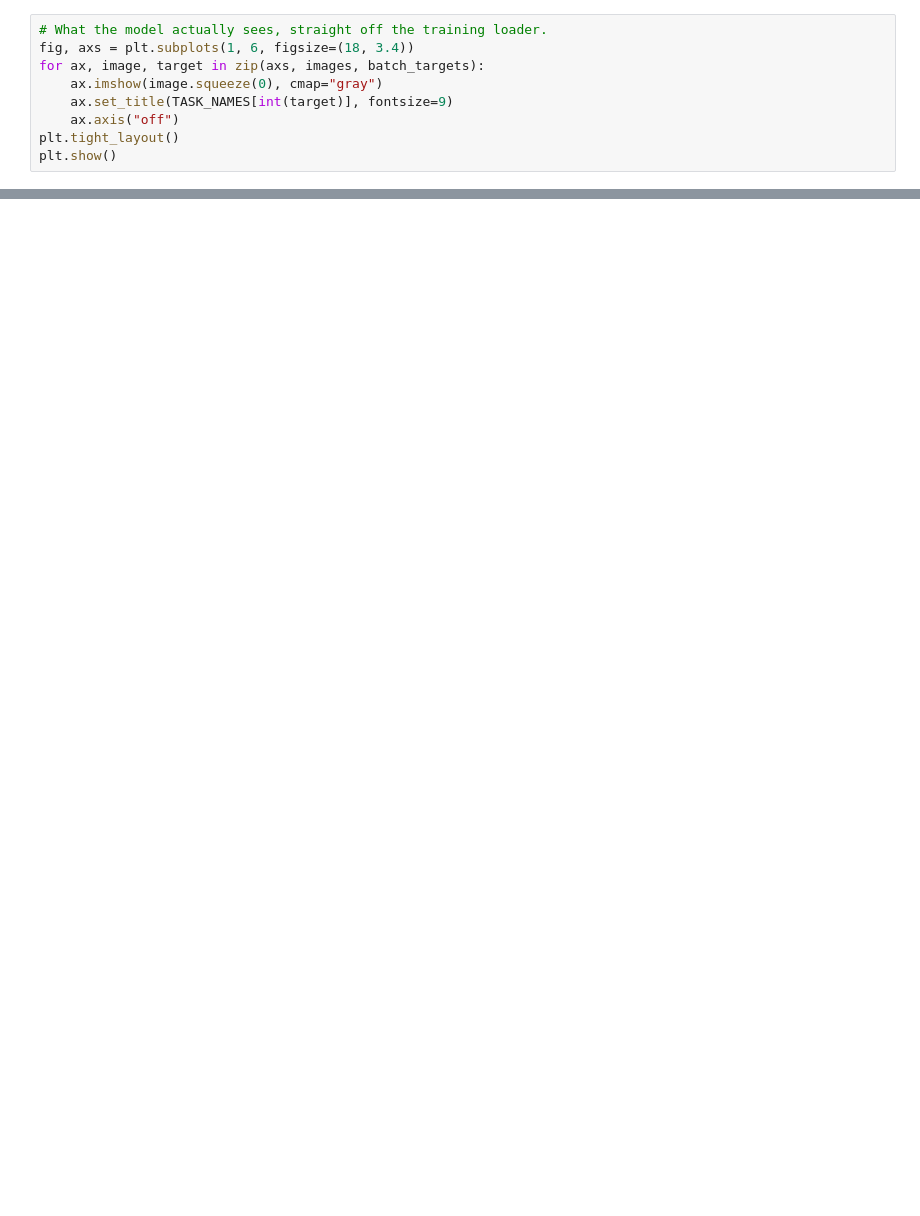
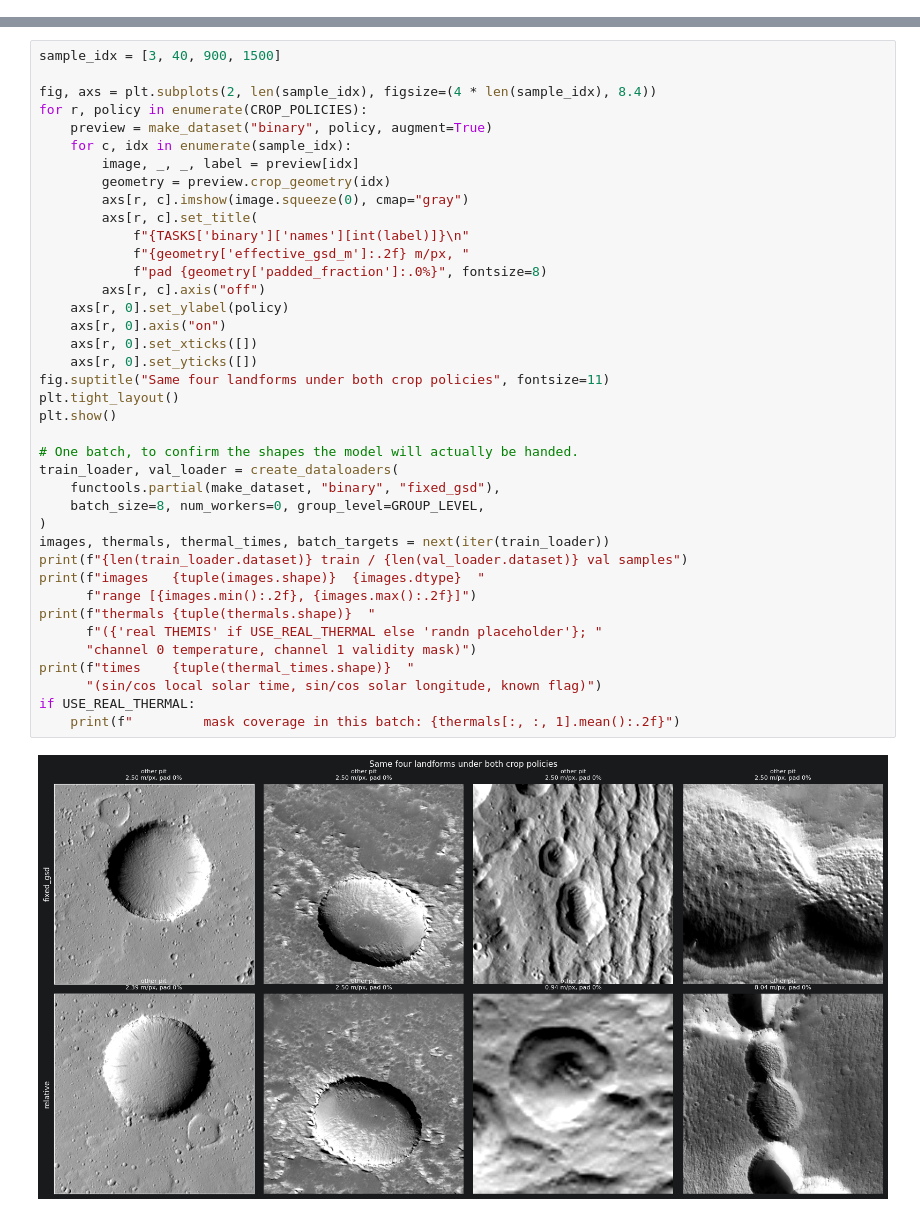
Before and after one commit to GianM0027/lavatube_finder, a Jupyter notebook: training.ipynb, the cells around one changed output, grey strips where cells are left out. Cells and saved outputs as stored; diff of their text form; blank space fills up the shorter version.

Commit message:
Utils and training

```diff
--- a/training.ipynb
+++ b/training.ipynb
@@ -151,9 +0,0 @@ targets  [0, 1, 1, 1, 1, 1, 0, 1]
-# %%
-# What the model actually sees, straight off the training loader.
-fig, axs = plt.subplots(1, 6, figsize=(18, 3.4))
-for ax, image, target in zip(axs, images, batch_targets):
-    ax.imshow(image.squeeze(0), cmap="gray")
-    ax.set_title(TASK_NAMES[int(target)], fontsize=9)
-    ax.axis("off")
-plt.tight_layout()
-plt.show()
@@ -627,0 +144,41 @@ confusion (rows=true, cols=pred):
+# %%
+sample_idx = [3, 40, 900, 1500]
+
+fig, axs = plt.subplots(2, len(sample_idx), figsize=(4 * len(sample_idx), 8.4))
+for r, policy in enumerate(CROP_POLICIES):
+    preview = make_dataset("binary", policy, augment=True)
+    for c, idx in enumerate(sample_idx):
+        image, _, _, label = preview[idx]
+        geometry = preview.crop_geometry(idx)
+        axs[r, c].imshow(image.squeeze(0), cmap="gray")
+        axs[r, c].set_title(
+            f"{TASKS['binary']['names'][int(label)]}\n"
+            f"{geometry['effective_gsd_m']:.2f} m/px, "
+            f"pad {geometry['padded_fraction']:.0%}", fontsize=8)
+        axs[r, c].axis("off")
+    axs[r, 0].set_ylabel(policy)
+    axs[r, 0].axis("on")
+    axs[r, 0].set_xticks([])
+    axs[r, 0].set_yticks([])
+fig.suptitle("Same four landforms under both crop policies", fontsize=11)
+plt.tight_layout()
+plt.show()
+
+# One batch, to confirm the shapes the model will actually be handed.
+train_loader, val_loader = create_dataloaders(
+    functools.partial(make_dataset, "binary", "fixed_gsd"),
+    batch_size=8, num_workers=0, group_level=GROUP_LEVEL,
+)
+images, thermals, thermal_times, batch_targets = next(iter(train_loader))
+print(f"{len(train_loader.dataset)} train / {len(val_loader.dataset)} val samples")
+print(f"images   {tuple(images.shape)}  {images.dtype}  "
+      f"range [{images.min():.2f}, {images.max():.2f}]")
+print(f"thermals {tuple(thermals.shape)}  "
+      f"({'real THEMIS' if USE_REAL_THERMAL else 'randn placeholder'}; "
+      "channel 0 temperature, channel 1 validity mask)")
+print(f"times    {tuple(thermal_times.shape)}  "
+      "(sin/cos local solar time, sin/cos solar longitude, known flag)")
+if USE_REAL_THERMAL:
+    print(f"         mask coverage in this batch: {thermals[:, :, 1].mean():.2f}")
+# %% [output]
+[figure, added]
```
Also changed, not shown: parts of 44 cells of this notebook, 9 other files.
